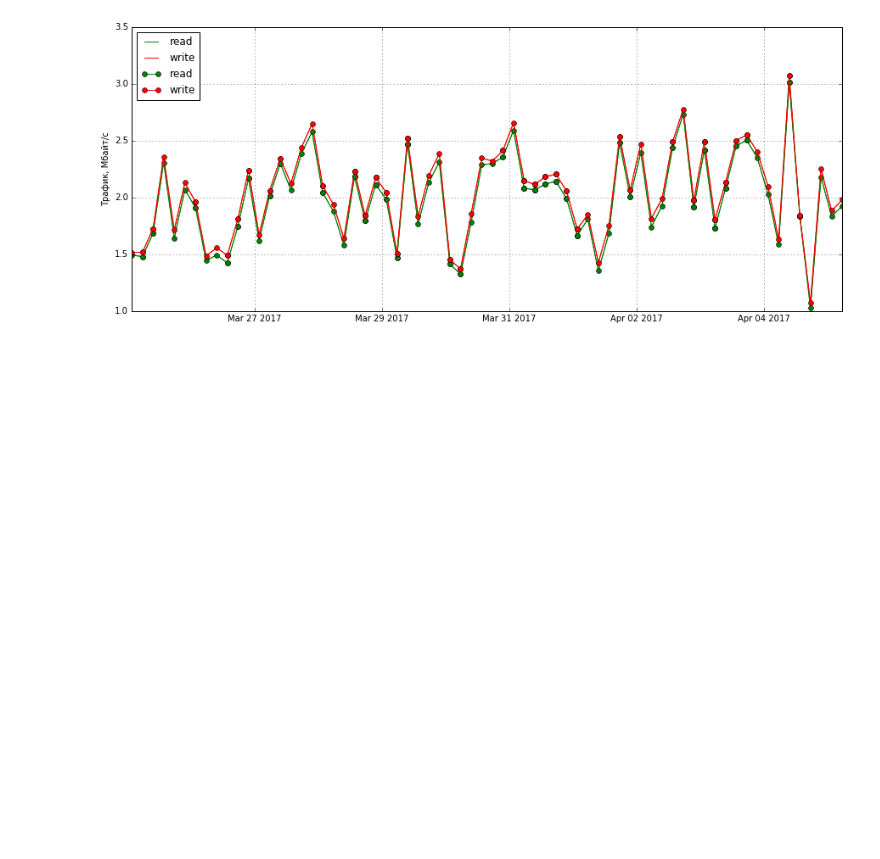
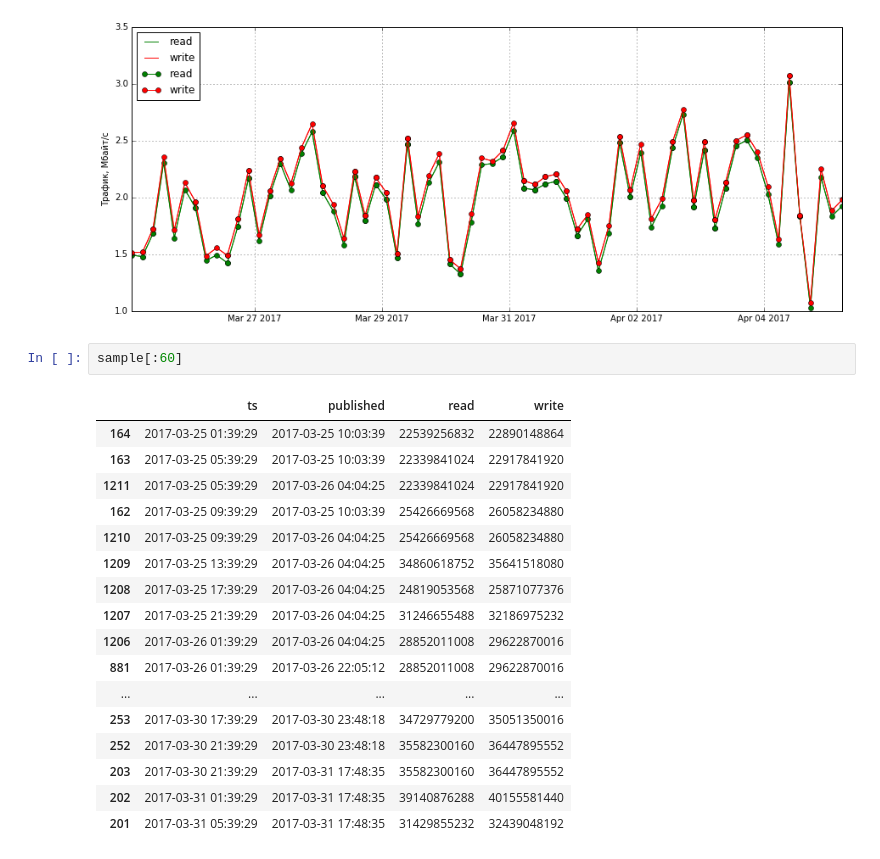
Before and after one commit to darkk/off-and-on-again, a Jupyter notebook: Off and on again.ipynb, the cells around one changed output. Cells and saved outputs as stored; diff of their text form; blank space fills up the shorter version.

```diff
--- a/Off and on again.ipynb
+++ b/Off and on again.ipynb
@@ -162,3 +162,23 @@ pyplot.legend(loc='upper left')
 pyplot.grid()
 # %% [output]
 [figure]
+# %%
+sample[:60]
+# %% [output]
+|  | ts | published | read | write |
+| 164 | 2017-03-25 01:39:29 | 2017-03-25 10:03:39 | 22539256832 | 22890148864 |
+| 163 | 2017-03-25 05:39:29 | 2017-03-25 10:03:39 | 22339841024 | 22917841920 |
+| 1211 | 2017-03-25 05:39:29 | 2017-03-26 04:04:25 | 22339841024 | 22917841920 |
+| 162 | 2017-03-25 09:39:29 | 2017-03-25 10:03:39 | 25426669568 | 26058234880 |
+| 1210 | 2017-03-25 09:39:29 | 2017-03-26 04:04:25 | 25426669568 | 26058234880 |
+| 1209 | 2017-03-25 13:39:29 | 2017-03-26 04:04:25 | 34860618752 | 35641518080 |
+| 1208 | 2017-03-25 17:39:29 | 2017-03-26 04:04:25 | 24819053568 | 25871077376 |
+| 1207 | 2017-03-25 21:39:29 | 2017-03-26 04:04:25 | 31246655488 | 32186975232 |
+| 1206 | 2017-03-26 01:39:29 | 2017-03-26 04:04:25 | 28852011008 | 29622870016 |
+| 881 | 2017-03-26 01:39:29 | 2017-03-26 22:05:12 | 28852011008 | 29622870016 |
+| ... | ... | ... | ... | ... |
+| 253 | 2017-03-30 17:39:29 | 2017-03-30 23:48:18 | 34729779200 | 35051350016 |
+| 252 | 2017-03-30 21:39:29 | 2017-03-30 23:48:18 | 35582300160 | 36447895552 |
+| 203 | 2017-03-30 21:39:29 | 2017-03-31 17:48:35 | 35582300160 | 36447895552 |
+| 202 | 2017-03-31 01:39:29 | 2017-03-31 17:48:35 | 39140876288 | 40155581440 |
+| 201 | 2017-03-31 05:39:29 | 2017-03-31 17:48:35 | 31429855232 | 32439048192 |
```
Also changed, not shown: parts of 3 cells of this notebook.
